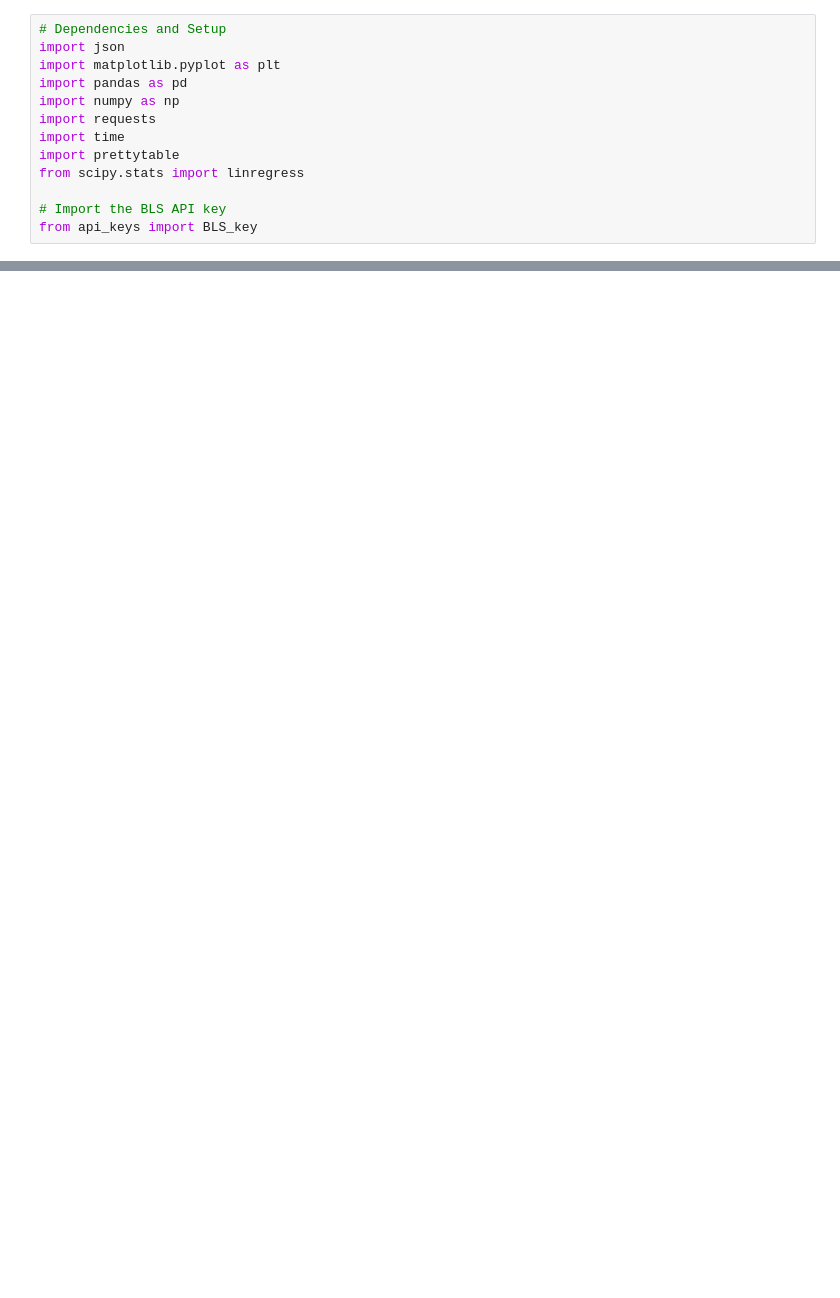
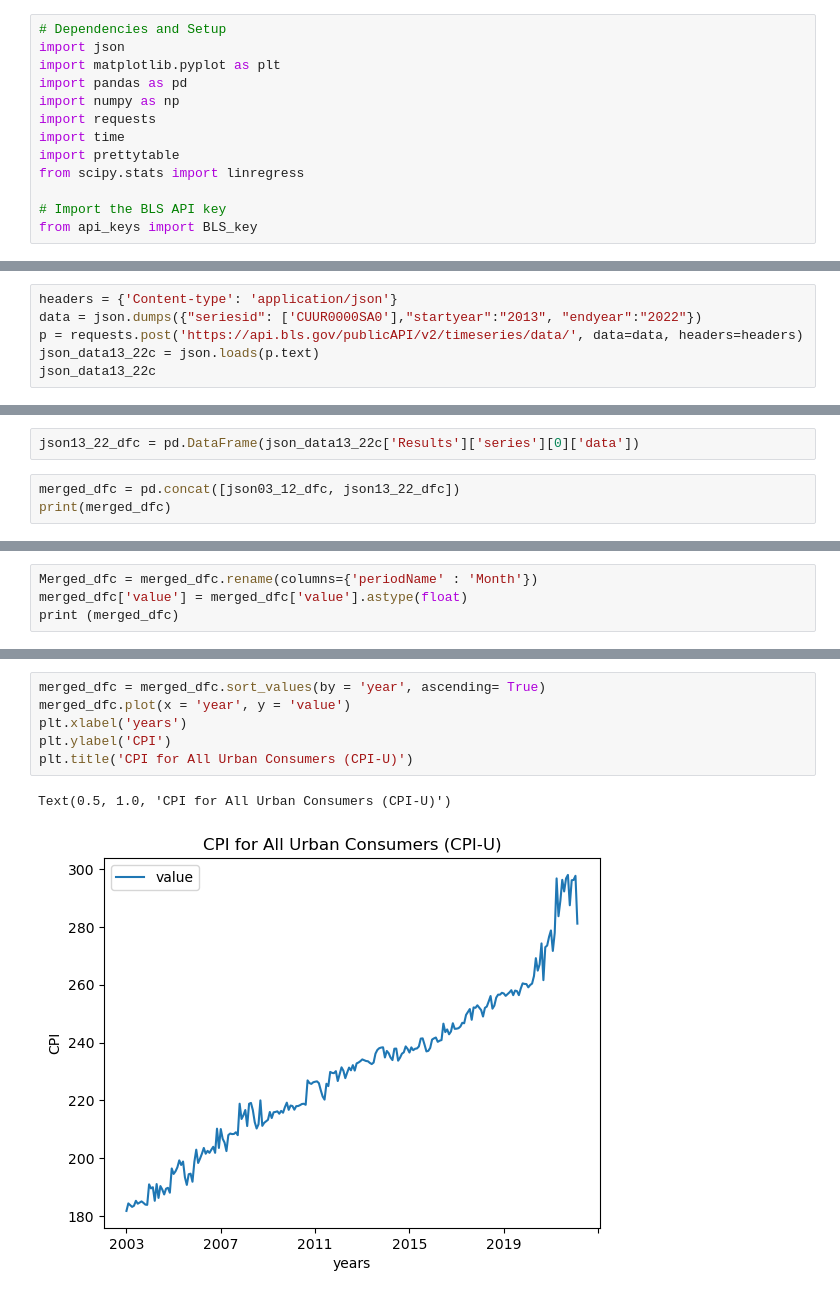
Before and after one commit to PhilipSJLin/Group-Project-1, a Jupyter notebook: BLSPy.ipynb, the cells around one changed output, grey strips where cells are left out. Saved outputs shown, nothing was run; the diff lists cells and outputs as text; blank space fills up the shorter version.

```diff
--- a/BLSPy.ipynb
+++ b/BLSPy.ipynb
@@ -73,0 +160,6 @@ json13_22_df.plot()
+# %%
+headers = {'Content-type': 'application/json'}
+data = json.dumps({"seriesid": ['CUUR0000SA0'],"startyear":"2013", "endyear":"2022"})
+p = requests.post('https://api.bls.gov/publicAPI/v2/timeseries/data/', data=data, headers=headers)
+json_data13_22c = json.loads(p.text)
+json_data13_22c
@@ -73,0 +184,5 @@ json13_22_df.plot()
+# %%
+json13_22_dfc = pd.DataFrame(json_data13_22c['Results']['series'][0]['data'])
+# %%
+merged_dfc = pd.concat([json03_12_dfc, json13_22_dfc])
+print(merged_dfc)
@@ -73,0 +204,4 @@ json13_22_df.plot()
+# %%
+Merged_dfc = merged_dfc.rename(columns={'periodName' : 'Month'})
+merged_dfc['value'] = merged_dfc['value'].astype(float)
+print (merged_dfc)
@@ -73,0 +223,9 @@ json13_22_df.plot()
+# %%
+merged_dfc = merged_dfc.sort_values(by = 'year', ascending= True)
+merged_dfc.plot(x = 'year', y = 'value')
+plt.xlabel('years')
+plt.ylabel('CPI')
+plt.title('CPI for All Urban Consumers (CPI-U)')
+# %% [output]
+Text(0.5, 1.0, 'CPI for All Urban Consumers (CPI-U)')
+[figure, added]
```
Also changed, not shown: parts of 16 cells of this notebook, 2 other files.
